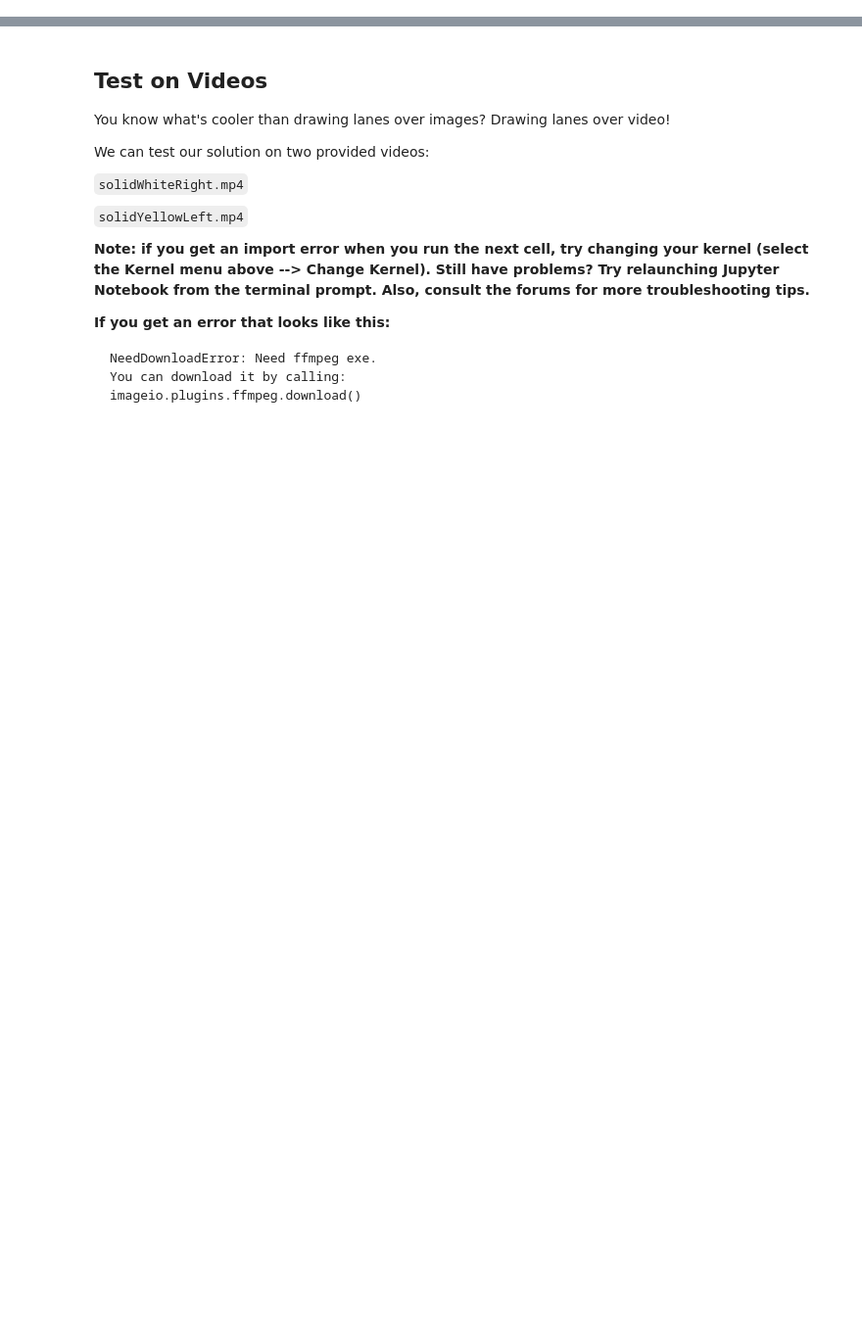
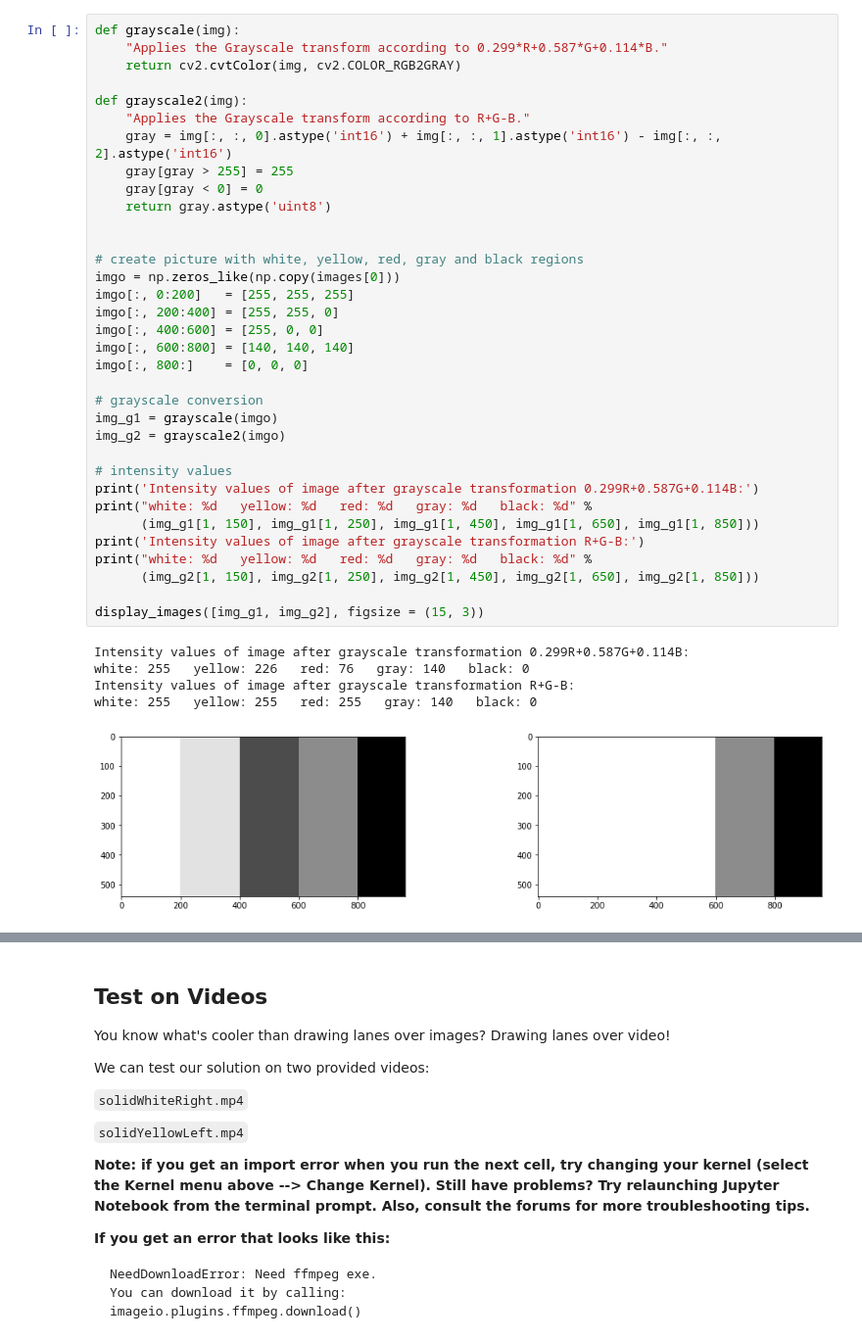
Before and after one commit to ChristopherW1985/finding_lane_lines, a Jupyter notebook: lane_line_detection.ipynb, the cells around one changed output, grey strips where cells are left out. Shown at 98% size. Cells and saved outputs as stored; diff of their text form; blank space fills up the shorter version.

```diff
--- a/lane_line_detection.ipynb
+++ b/lane_line_detection.ipynb
@@ -699,0 +165,40 @@ array([10,  9,  8,  7,  6])
+# %%
+def grayscale(img):
+    "Applies the Grayscale transform according to 0.299*R+0.587*G+0.114*B."
+    return cv2.cvtColor(img, cv2.COLOR_RGB2GRAY)
+
+def grayscale2(img):
+    "Applies the Grayscale transform according to R+G-B."
+    gray = img[:, :, 0].astype('int16') + img[:, :, 1].astype('int16') - img[:, :, 2].astype('int16')
+    gray[gray > 255] = 255
+    gray[gray < 0] = 0
+    return gray.astype('uint8')
+
+
+# create picture with white, yellow, red, gray and black regions
+imgo = np.zeros_like(np.copy(images[0]))
+imgo[:, 0:200]   = [255, 255, 255]
+imgo[:, 200:400] = [255, 255, 0]
+imgo[:, 400:600] = [255, 0, 0]
+imgo[:, 600:800] = [140, 140, 140]
+imgo[:, 800:]    = [0, 0, 0]
+
+# grayscale conversion
+img_g1 = grayscale(imgo)
+img_g2 = grayscale2(imgo)
+
+# intensity values
+print('Intensity values of image after grayscale transformation 0.299R+0.587G+0.114B:')
+print("white: %d   yellow: %d   red: %d   gray: %d   black: %d" %
+      (img_g1[1, 150], img_g1[1, 250], img_g1[1, 450], img_g1[1, 650], img_g1[1, 850]))
+print('Intensity values of image after grayscale transformation R+G-B:')
+print("white: %d   yellow: %d   red: %d   gray: %d   black: %d" %
+      (img_g2[1, 150], img_g2[1, 250], img_g2[1, 450], img_g2[1, 650], img_g2[1, 850]))
+
+display_images([img_g1, img_g2], figsize = (15, 3))
+# %% [output]
+Intensity values of image after grayscale transformation 0.299R+0.587G+0.114B:
+white: 255   yellow: 226   red: 76   gray: 140   black: 0
+Intensity values of image after grayscale transformation R+G-B:
+white: 255   yellow: 255   red: 255   gray: 140   black: 0
+[figure, added]
```
Also changed, not shown: parts of 65 cells of this notebook.
